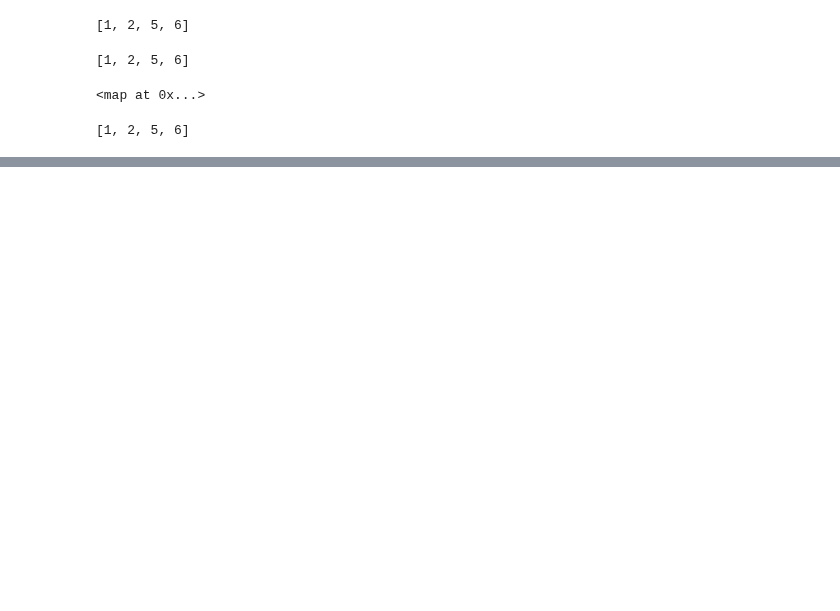
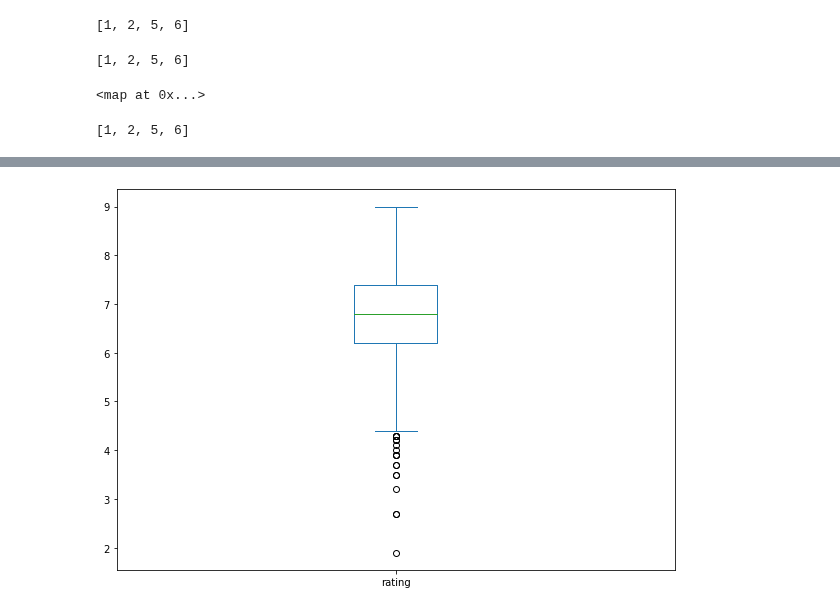
Before and after one commit to santhoshmc/machine-learning, a Jupyter notebook: Python_Pandas.ipynb, the cells around one changed output, grey strips where cells are left out. Cells and saved outputs as stored; diff of their text form; code cells hidden in the pictures; blank space fills up the shorter version.

```diff
--- a/Python_Pandas.ipynb
+++ b/Python_Pandas.ipynb
@@ -622,0 +700,5 @@ list(map(int, l))
+# %%
+movies_df['rating'].plot(kind='box')
+plt.show()
+# %% [output]
+[figure, added]
```
Also changed, not shown: parts of 14 cells of this notebook.
